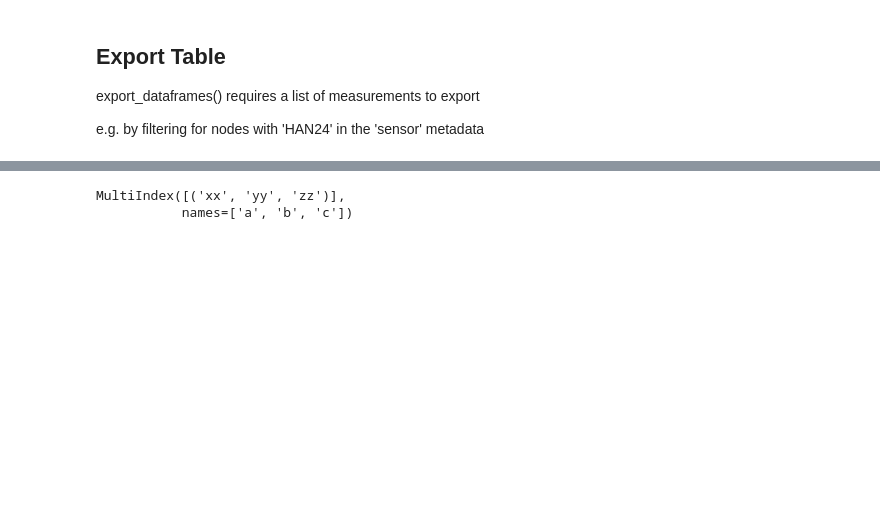
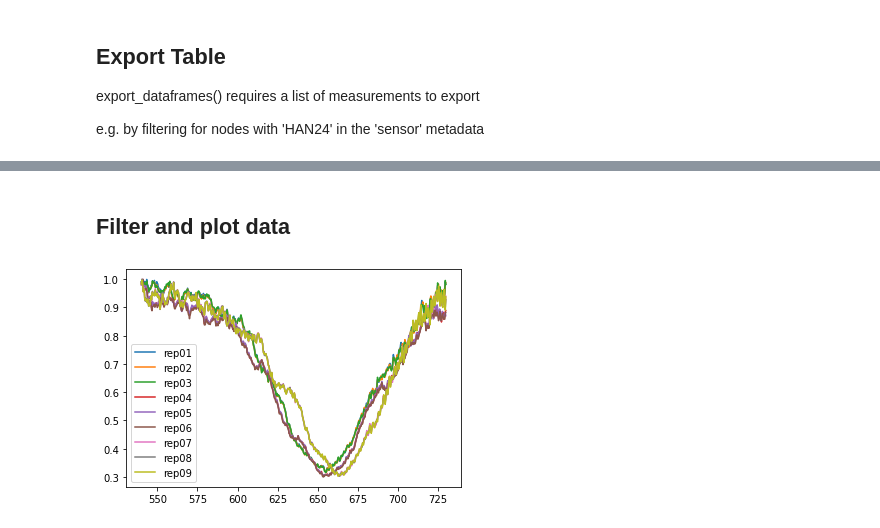
Before and after one commit to calcut/dwt-optical, a Jupyter notebook: csv_import_export.ipynb, the cells around one changed output, grey strips where cells are left out. Cells and saved outputs as stored; diff of their text form; code cells hidden in the pictures; blank space fills up the shorter version.

Commit message:
data processing functions

```diff
--- a/csv_import_export.ipynb
+++ b/csv_import_export.ipynb
@@ -219,18 +128,17 @@ df
-# %%
-import pandas as pd
-meta = csv.read_metadata(path='dummydata')
-# elements = sorted(meta['element'].unique())
-elements = meta[['element', 'chemistry']]
-
-element_df = csv.merge_dataframes(meta, path='dummydata')
-element_df = element_df.transpose()
-x = element_df.loc['wavelength']
-
-# iterables = ([['xx'],['yy']], names=['a','b','c'])
-header_row_names = ['Surface Chemistry', 'Element', 'Wavelength']
-header_rows= [[f'Surface Chemistry {chem}'],[F"Element {e}"], element_df.loc['wavelength']]
-col_ix = pd.MultiIndex.from_product(header_rows, names=header_row_names)
-col_ix
-# %% [output]
-MultiIndex([('xx', 'yy', 'zz')],
-           names=['a', 'b', 'c'])
+# %% [markdown]
+## Filter and plot data
+# %%
+import data_process as dp
+import pandas as pd
+testfile = "./sampledata/HAN24/2021-11-04-HAN24-Beer-01.tsv"
+df = pd.read_csv(testfile, sep='\t')
+
+# df = df[['wavelength', 'rep01', 'rep02','rep03']]
+
+df = dp.trim_df(df, wl_min=540, wl_max=730)
+df = dp.normalise_df(df)
+df = dp.resample_df(df, resample=0.3)
+
+dp.plot_df(df)
+# %% [output]
+[figure, added]
```
Also changed, not shown: parts of 4 cells of this notebook, 1 other file.
